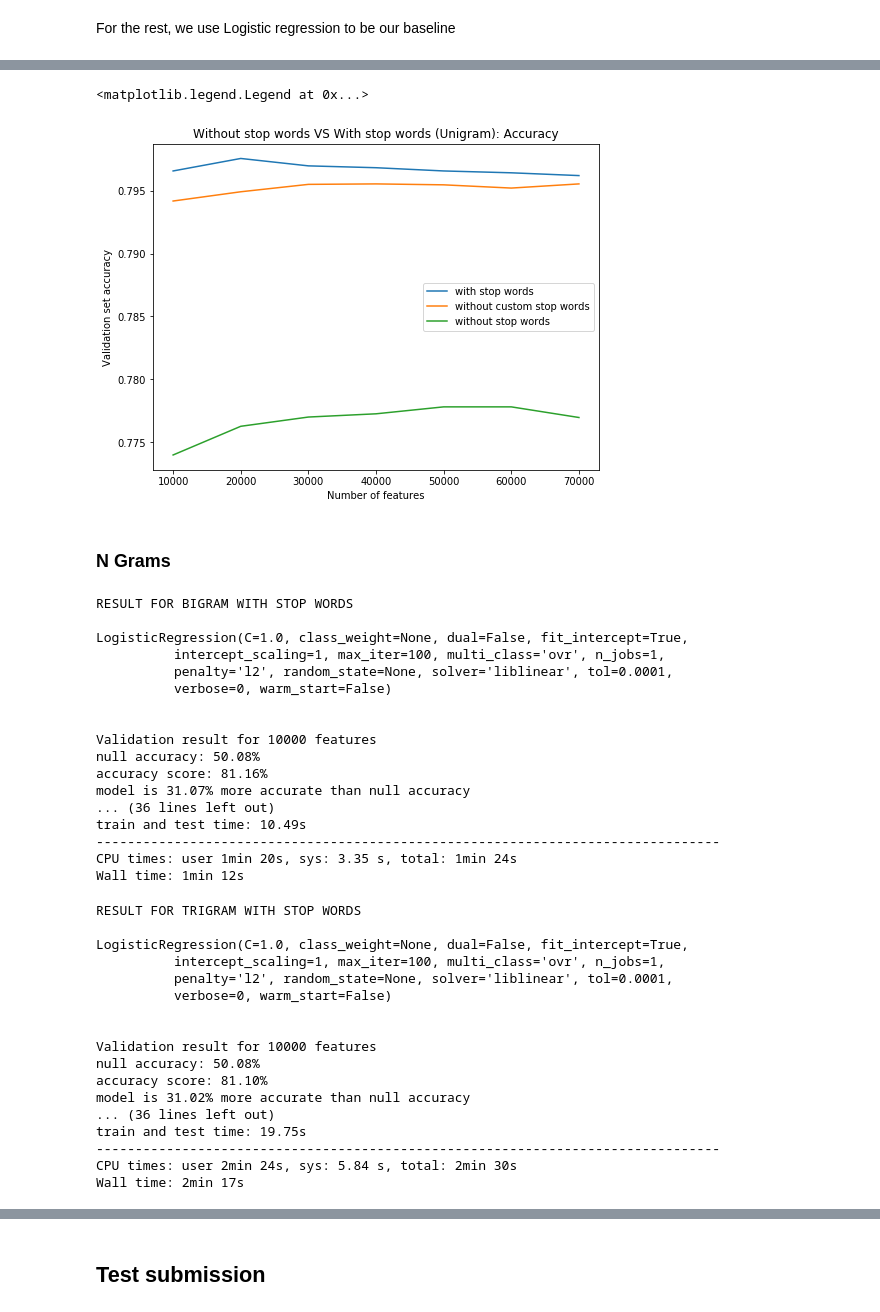
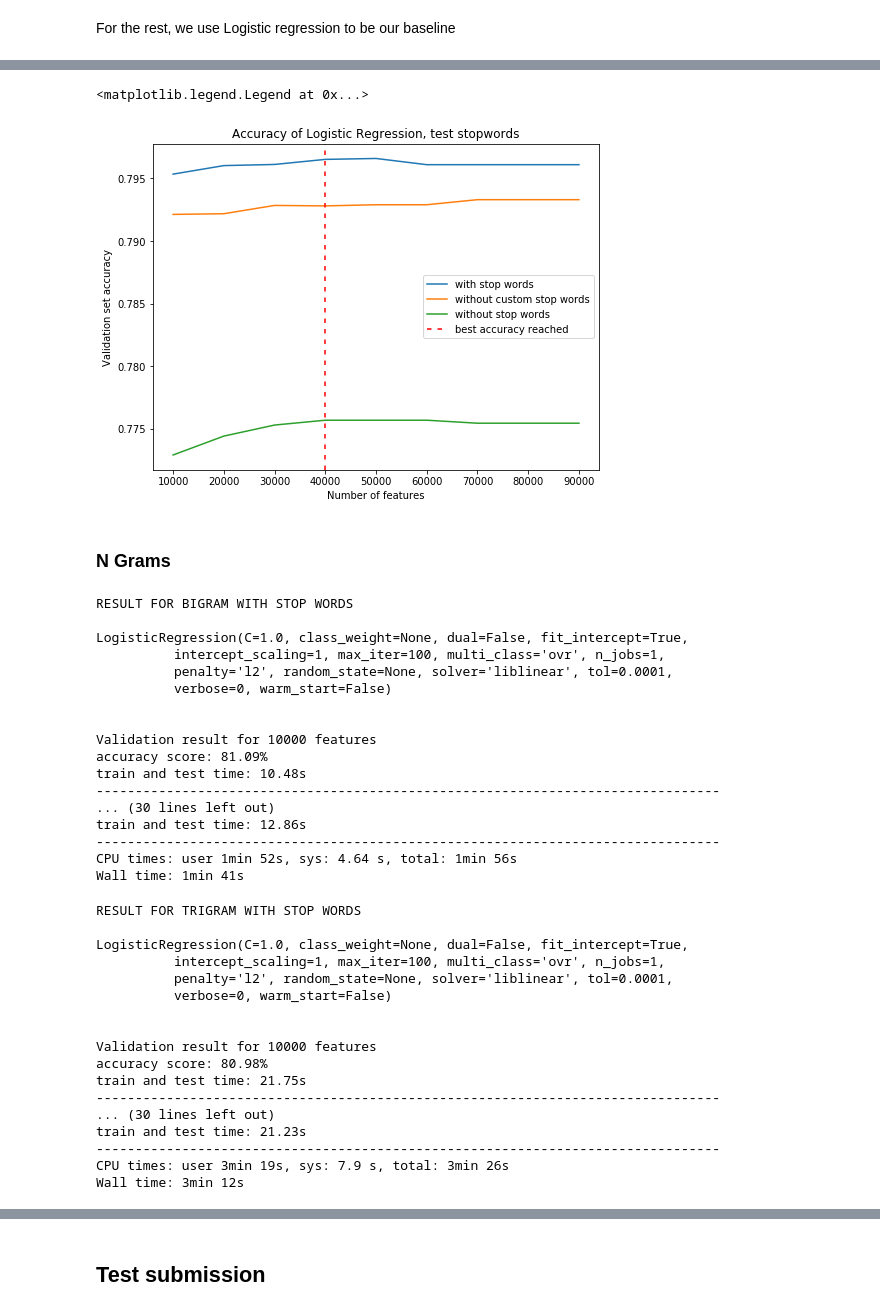
Before and after one commit to zeineb12/tweet_classification, a Jupyter notebook: Zeineb_notebook.ipynb, the cells around one changed output, grey strips where cells are left out. Saved outputs shown, nothing was run; the diff lists cells and outputs as text; code cells hidden in the pictures.

Commit message:
clean version with plots for report

```diff
--- a/Zeineb_notebook.ipynb
+++ b/Zeineb_notebook.ipynb
@@ -261,8 +281,8 @@ train_set = pd.read_pickle("./data/tweets.pkl")
 x = train_set.tweet
 y = train_set.label
 
-x_train, x_test, y_train, y_test = train_test_split(x, y, test_size=.3, random_state=SEED)
-x_validation, x_test, y_validation, y_test = train_test_split(x_test, y_test, test_size=.5, random_state=SEED)
+x_train, x_validation, y_train, y_validation = train_test_split(x, y, test_size=.3, random_state=SEED)
+#x_validation, x_test, y_validation, y_test = train_test_split(x_test, y_test, test_size=.5, random_state=SEED)
 # %%
 print("Train set has total {0} entries with {1:.2f}% negative, {2:.2f}% positive".format(len(x_train),
                                                                              (len(x_train[y_train == 0]) / (len(x_train)*1.))*100,
@@ -331,33 +417,21 @@ For the rest, we use Logistic regression to be our baseline
 # %%
 def accuracy_summary(pipeline, x_train, y_train, x_test, y_test):
     """Helper function to compute accuracy for some pipeline"""
-    if len(x_test[y_test == 0]) / (len(x_test)*1.) > 0.5:
-        null_accuracy = len(x_test[y_test == 0]) / (len(x_test)*1.)
-    else:
-        null_accuracy = 1. - (len(x_test[y_test == 0]) / (len(x_test)*1.))
     t0 = time()
     sentiment_fit = pipeline.fit(x_train, y_train)
     y_pred = sentiment_fit.predict(x_test)
     train_test_time = time() - t0
     accuracy = accuracy_score(y_test, y_pred)
-    print ("null accuracy: {0:.2f}%".format(null_accuracy*100))
     print ("accuracy score: {0:.2f}%".format(accuracy*100))
-    if accuracy > null_accuracy:
-        print ("model is {0:.2f}% more accurate than null accuracy".format((accuracy-null_accuracy)*100))
-    elif accuracy == null_accuracy:
-        print ("model has the same accuracy with the null accuracy")
-    else:
-        print ("model is {0:.2f}% less accurate than null accuracy".format((null_accuracy-accuracy)*100))
     print ("train and test time: {0:.2f}s".format(train_test_time))
     print ("-"*80)
     return accuracy, train_test_time
 # %%
-count_vect = CountVectorizer()
-tfidf_transformer = TfidfTransformer()
+tfidf_transformer = TfidfVectorizer()
 lr = LogisticRegression()
-n_features = np.arange(10000,80000,10000)
+n_features = np.arange(10000,100000,10000)
 
-def nfeature_accuracy_checker(vectorizer=count_vect, n_features=n_features, stop_words=None, ngram_range=(1, 1), classifier=lr):
+def nfeature_accuracy_checker(vectorizer=tfidf_transformer, n_features=n_features, stop_words=None, ngram_range=(1, 1), classifier=lr):
     """Helper to get accuracies for different number of features"""
     result = []
     print (classifier)
@@ -366,7 +440,6 @@ def nfeature_accuracy_checker(vectorizer=count_vect, n_features=n_features, stop
         vectorizer.set_params(stop_words=stop_words, max_features=n, ngram_range=ngram_range)
         checker_pipeline = Pipeline([
             ('vectorizer', vectorizer),
-            ('transformer', tfidf_transformer),
             ('classifier', classifier)
         ])
         print ("Validation result for {} features".format(n))
@@ -442,0 +493,9 @@ Wall time: 32.7 s
+# %%
+%%time
+custom_stop_words = {'a', 'and', 'i', 'is', 'it', 'for', 'me', 'multistop', 'my', 'of', 's', 'the', 'that',\
+                     'to', 'you','down', 'have', 'hers', 'their', 'for', 'themselves', 'in', 'so', 'do', 'm',\
+                     'such', 'here', 'be', 'at','being', 'does', 'a', 'while', 'with', 'itself', 'its', 'am',\
+                     'above', 'myself', 'own','same', 'as', 'my', 'which', 'to', 'were', 'did', 'after', 'his',\
+                     'are','they', 'other', 'theirs'}
+print ("RESULT FOR UNIGRAM WITHOUT CUSTOM STOP WORDS\n")
+feature_result_custom_stop = nfeature_accuracy_checker(stop_words=custom_stop_words)
@@ -443,15 +520,17 @@ Wall time: 32.7 s
 # %%
 plt.figure(figsize=(8,6))
 plt.plot(n_features, feature_result_with_stop, label='with stop words')
 plt.plot(n_features, feature_result_custom_stop,label='without custom stop words')
 plt.plot(n_features, feature_result_without_stop,label='without stop words')
-plt.title("Without stop words VS With stop words (Unigram): Accuracy")
+ind = n_features[np.argmax(feature_result_without_stop)]
+plt.axvline(x=ind, color='red', dashes= (3, 4, 3, 4), label='best accuracy reached' )
+plt.title("Accuracy of Logistic Regression, test stopwords")
 plt.xlabel("Number of features")
 plt.ylabel("Validation set accuracy")
 plt.legend()
 # %% [output]
 <matplotlib.legend.Legend at 0x...>
-[figure, old version]
+[figure, new version]
 # %% [markdown]
 ### N Grams
 # %%
@@ -468,14 +547,14 @@ LogisticRegression(C=1.0, class_weight=None, dual=False, fit_intercept=True,
 
 
 Validation result for 10000 features
-null accuracy: 50.08%
-accuracy score: 81.16%
-model is 31.07% more accurate than null accuracy
-... (36 lines left out)
-train and test time: 10.49s
+accuracy score: 81.09%
+train and test time: 10.48s
 --------------------------------------------------------------------------------
-CPU times: user 1min 20s, sys: 3.35 s, total: 1min 24s
-Wall time: 1min 12s
+... (30 lines left out)
+train and test time: 12.86s
+--------------------------------------------------------------------------------
+CPU times: user 1min 52s, sys: 4.64 s, total: 1min 56s
+Wall time: 1min 41s
 # %%
 %%time
 print ("RESULT FOR TRIGRAM WITH STOP WORDS\n")
@@ -490,14 +569,14 @@ LogisticRegression(C=1.0, class_weight=None, dual=False, fit_intercept=True,
 
 
 Validation result for 10000 features
-null accuracy: 50.08%
-accuracy score: 81.10%
-model is 31.02% more accurate than null accuracy
-... (36 lines left out)
-train and test time: 19.75s
+accuracy score: 80.98%
+train and test time: 21.75s
 --------------------------------------------------------------------------------
-CPU times: user 2min 24s, sys: 5.84 s, total: 2min 30s
-Wall time: 2min 17s
+... (30 lines left out)
+train and test time: 21.23s
+--------------------------------------------------------------------------------
+CPU times: user 3min 19s, sys: 7.9 s, total: 3min 26s
+Wall time: 3min 12s
 # %%
 plt.figure(figsize=(8,6))
 plt.plot(n_features, feature_result_tg,label='trigram')
```
Also changed, not shown: parts of 30 cells of this notebook, 2 other files.
